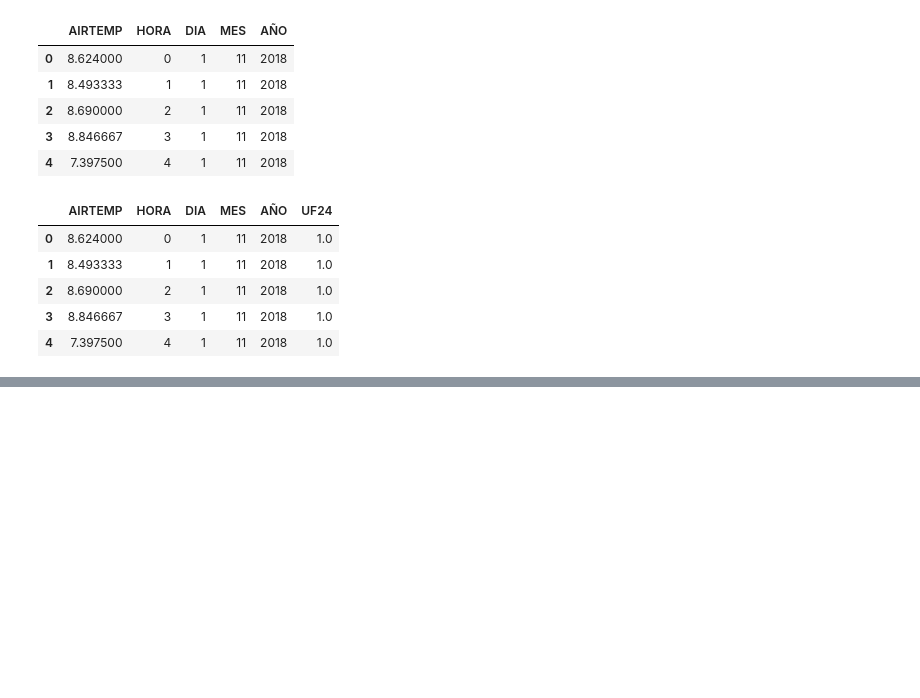
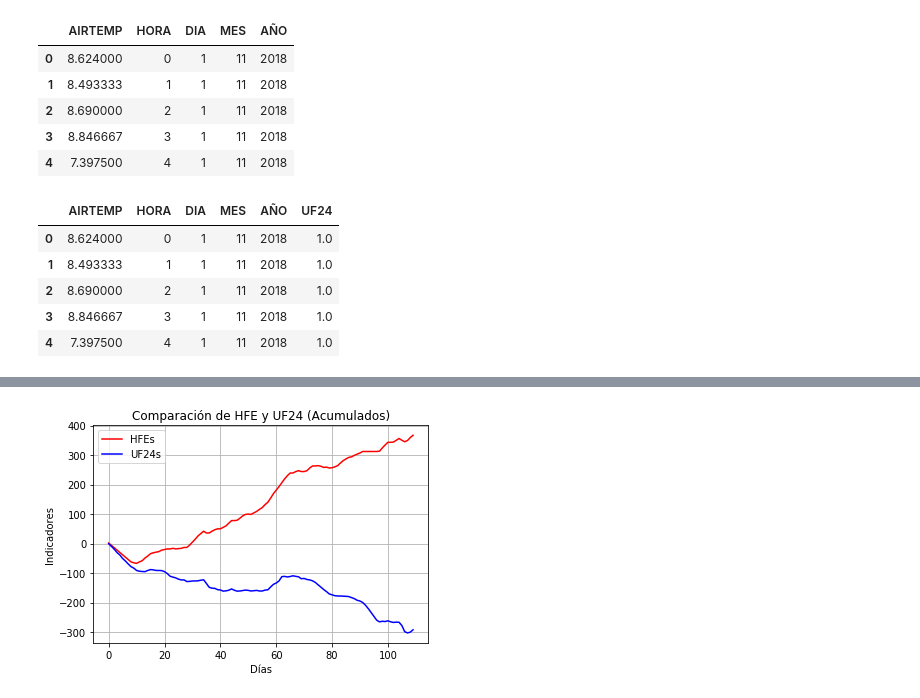
Before and after one commit to AdrianEVC/F-sica-computacional, a Jupyter notebook: Actividad6/Actividad6.ipynb, the cells around one changed output, grey strips where cells are left out. Saved outputs shown, nothing was run; the diff lists cells and outputs as text; code cells hidden in the pictures; blank space fills up the shorter version.

```diff
--- a/Actividad6/Actividad6.ipynb
+++ b/Actividad6/Actividad6.ipynb
@@ -131,0 +245,21 @@ df2.head()
+# %%
+#Crear arreglos con la información de UF24 acumulado y HFE acumulado para realizar gráficas
+HFEs = df2['HFE'].cumsum()
+UF24s = df2['UF24'].cumsum()
+# %%
+#Se grafican los dos arreglos para comparar valores
+#Crear gráfica de evolución de temperatura mínima y máxima
+Hs = HFEs
+Us = UF24s
+
+plt.plot(Hs, label = "HFEs", color = 'RED')
+plt.plot(Us, label = "UF24s", color = 'BLUE')
+plt.xlabel("Días")
+plt.ylabel("Indicadores")
+plt.legend()
+plt.grid()
+plt.title('Comparación de HFE y UF24 (Acumulados)')
+plt.savefig('Gráfica2',plt=2000)
+plt.show()
+# %% [output]
+[figure, added]
```
Also changed, not shown: parts of 9 cells of this notebook, 3 other files.
